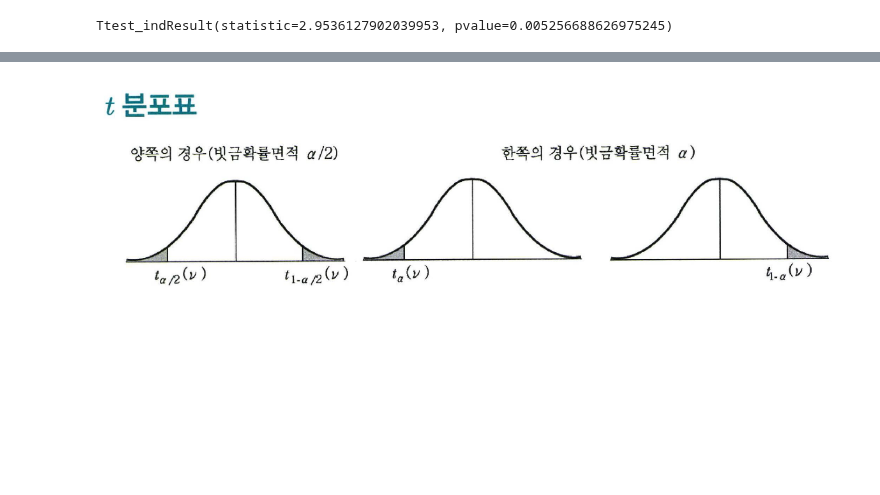
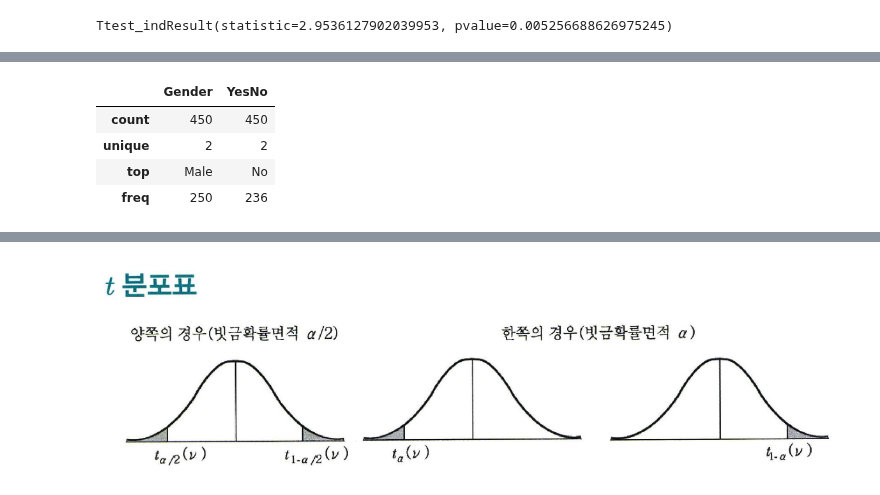
Before and after one commit to anjuiswhat/TIL, a Jupyter notebook: ADP_study/통계분석_statsmodels & SciPy.ipynb, the cells around one changed output, grey strips where cells are left out. Saved outputs shown, nothing was run; the diff lists cells and outputs as text; code cells hidden in the pictures; blank space fills up the shorter version.

```diff
--- a/ADP_study/통계분석_statsmodels & SciPy.ipynb
+++ b/ADP_study/통계분석_statsmodels & SciPy.ipynb
@@ -656,0 +673,8 @@ Ttest_indResult(statistic=2.9536127902039953, pvalue=0.005256688626975245)
+# %%
+df_support.describe()
+# %% [output]
+|  | Gender | YesNo |
+| count | 450 | 450 |
+| unique | 2 | 2 |
+| top | Male | No |
+| freq | 250 | 236 |
```
Also changed, not shown: parts of 46 cells of this notebook, 2 other files.
